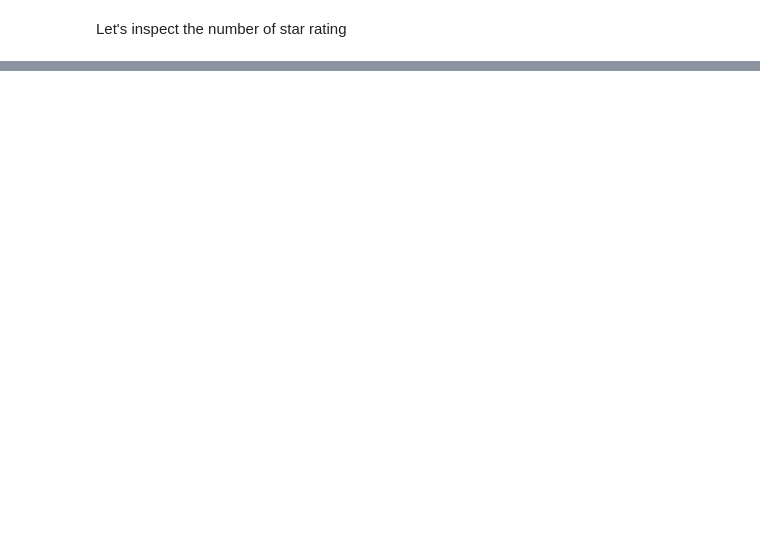
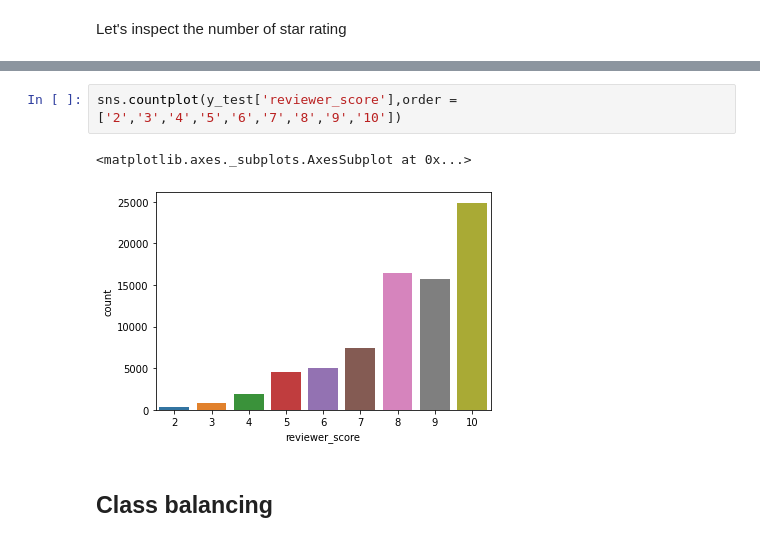
Before and after one commit to vipulswamy/Luxury-Hotel-Reviews, a Jupyter notebook: notebooks/word_cleaning_nlp.ipynb, the cells around one changed output, grey strips where cells are left out. Drawn from its saved outputs; the diff is of its cells as text; blank space fills up the shorter version.

```diff
--- a/notebooks/word_cleaning_nlp.ipynb
+++ b/notebooks/word_cleaning_nlp.ipynb
@@ -446,0 +471,7 @@ Name: star_rating, dtype: int64
+# %%
+sns.countplot(y_test['reviewer_score'],order = ['2','3','4','5','6','7','8','9','10'])
+# %% [output]
+<matplotlib.axes._subplots.AxesSubplot at 0x...>
+[figure, added]
+# %% [markdown]
+## Class balancing
```
Also changed, not shown: parts of 56 cells of this notebook.
